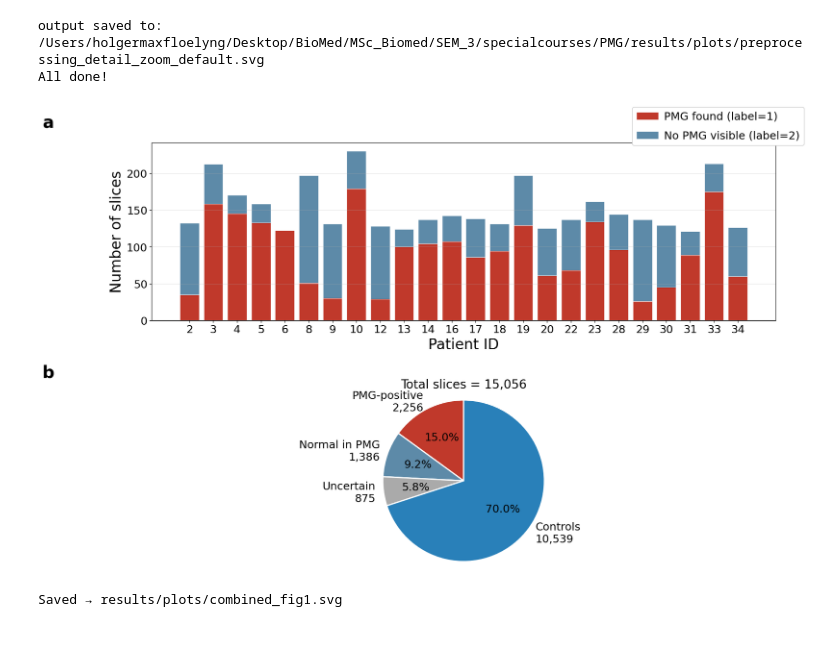
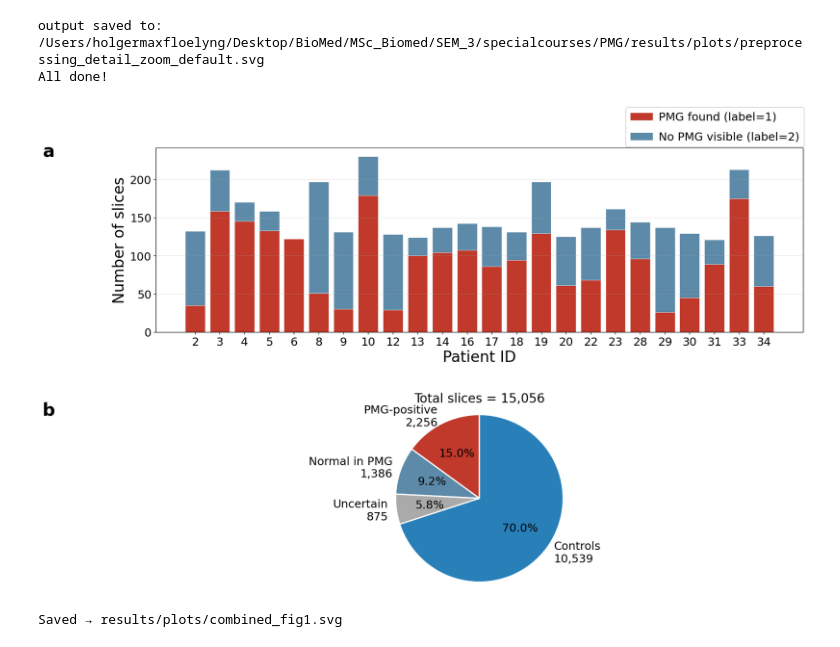
Before and after one commit to HolgeMax/PMG, a Jupyter notebook: notebooks/JPEG_exploration.ipynb, the cells around one changed output. Saved outputs shown, nothing was run; the diff lists cells and outputs as text; code cells hidden in the pictures.

```diff
--- a/notebooks/JPEG_exploration.ipynb
+++ b/notebooks/JPEG_exploration.ipynb
@@ -994,7 +994,7 @@ fig = plt.figure(figsize=(20, 11))
 subfigs = fig.subfigures(2, 1, height_ratios=[1, 1], hspace=0.08)
 
 # ── (a) single stacked bar — uncertain excluded
-subfigs[0].text(0.00, 1.00, 'a', fontsize=28, fontweight='bold', va='top',
+subfigs[0].text(0.00, 0.9, 'a', fontsize=28, fontweight='bold', va='top',
                 transform=subfigs[0].transSubfigure)
 ax_a = subfigs[0].subplots(1, 1)
 
@@ -1015,37 +1015,37 @@ ax_a.set_xticklabels([str(p) for p in patients], fontsize=18)
 ax_a.set_xlabel("Patient ID", fontsize=24)
 ax_a.set_ylabel("Number of slices", fontsize=24)
 ax_a.grid(axis="y", alpha=0.3)
 
 # legend outside to the right
-ax_a.legend(fontsize=18, loc="upper left", bbox_to_anchor=(0.77, 1.2),
+ax_a.legend(fontsize=18, loc="upper left", bbox_to_anchor=(0.726, 1.22),
             borderaxespad=0, framealpha=1, handletextpad=0.5, labelspacing=0.8)
 subfigs[0].subplots_adjust(right=0.84)   # make room for the legend
 
 # ── (b) dataset-wide pie
-subfigs[1].text(0.00, 1.00, 'b', fontsize=28, fontweight='bold', va='top',
+subfigs[1].text(0.00, 0.9, 'b', fontsize=28, fontweight='bold', va='top',
                 transform=subfigs[1].transSubfigure)
 axes_b = subfigs[1].subplots(1, 1)
 
 v_pos  = int(df_all["PMG subject positive"].sum())
 v_neg  = int(df_all["PMG subject negative"].sum())
 v_unc  = int(df_all["uncertain"].sum())
 v_ctrl = int(df_all["Control"].sum())
 grand  = v_pos + v_neg + v_unc + v_ctrl
 VALS4   = [v_pos, v_neg, v_unc, v_ctrl]
 COLORS4 = ["#C0392B", "#5D8AA8", "#AAAAAA", "#2980B9"]
 LABS4   = ["PMG-positive", "Normal in PMG", "Uncertain", "Controls"]
 
 axes_b.pie(VALS4, labels=[f"{l}\n{v:,}" for l, v in zip(LABS4, VALS4)],
            colors=COLORS4, autopct="%1.1f%%", startangle=90,
            textprops={"fontsize": 18}, wedgeprops={"edgecolor": "white", "linewidth": 2})
 axes_b.set_title(f"Total slices = {grand:,}", fontsize=20)
 axes_b.axis("equal")
 
-plt.savefig("../results/plots/combined_fig1.svg", dpi=150, bbox_inches="tight")
+plt.savefig("../results/plots/combined_fig1.svg", dpi=200, bbox_inches="tight")
 plt.show()
 print("Saved → results/plots/combined_fig1.svg")
 # %% [output]
-[figure, old version]
+[figure, new version]
 Saved → results/plots/combined_fig1.svg
 # %%
 # ── COMBINED FIGURE 2: (a) image-resolution scatter  +  (b) 2×2 preprocessed slices
```
Also changed, not shown: parts of 1 cell of this notebook, 10 other files.
